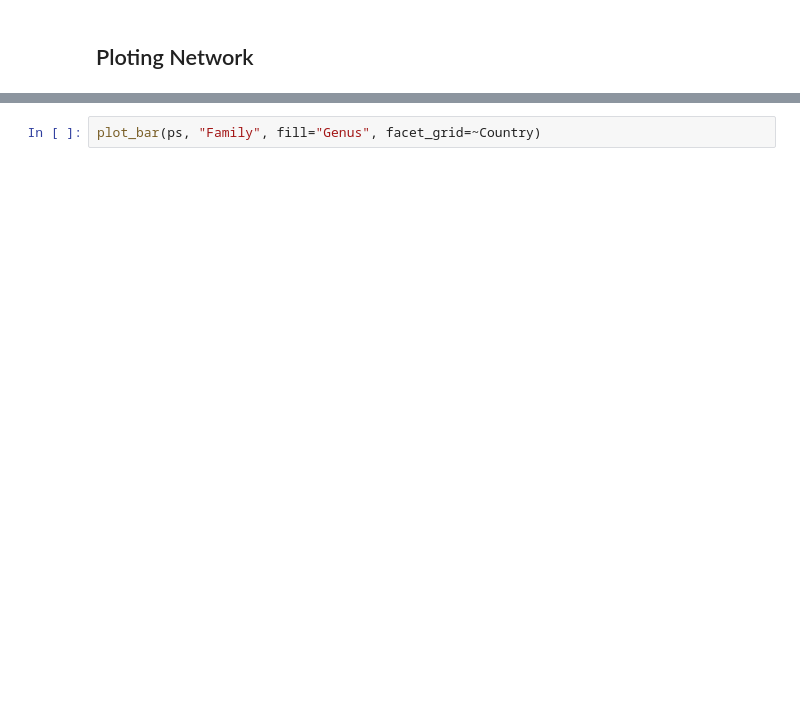
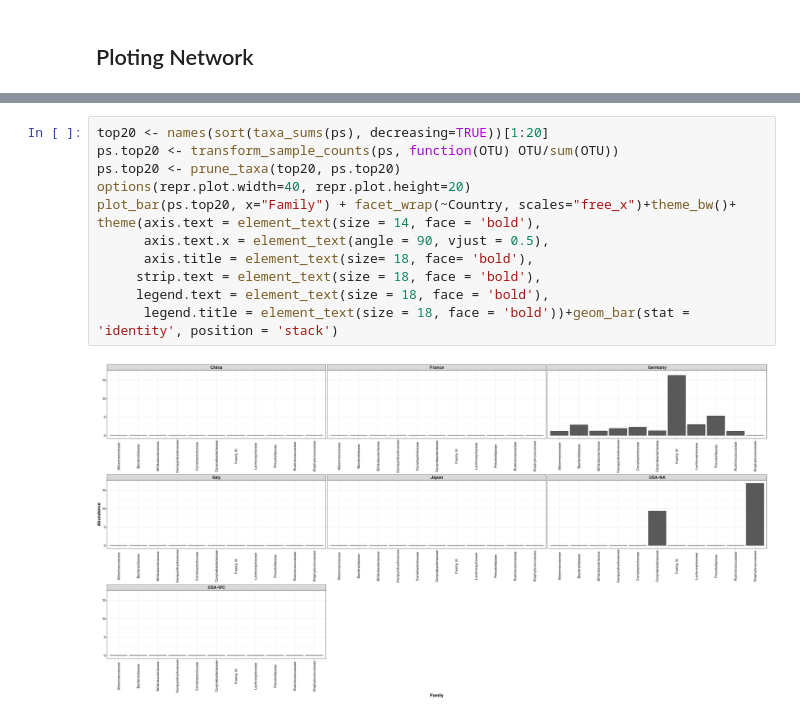
Before and after one commit to omicscodeathon/microbiome_covid19, a Jupyter notebook: notebook/Phyloseq Analysis.ipynb, the cells around one changed output, grey strips where cells are left out. Drawn from its saved outputs; the diff is of its cells as text; blank space fills up the shorter version.

```diff
--- a/notebook/Phyloseq Analysis.ipynb
+++ b/notebook/Phyloseq Analysis.ipynb
@@ -221,2 +241,14 @@ theme(axis.text = element_text(size = 14, face = 'bold'),
 # %%
-plot_bar(ps, "Family", fill="Genus", facet_grid=~Country)
+top20 <- names(sort(taxa_sums(ps), decreasing=TRUE))[1:20]
+ps.top20 <- transform_sample_counts(ps, function(OTU) OTU/sum(OTU))
+ps.top20 <- prune_taxa(top20, ps.top20)
+options(repr.plot.width=40, repr.plot.height=20)
+plot_bar(ps.top20, x="Family") + facet_wrap(~Country, scales="free_x")+theme_bw()+
+theme(axis.text = element_text(size = 14, face = 'bold'),
+      axis.text.x = element_text(angle = 90, vjust = 0.5),
+      axis.title = element_text(size= 18, face= 'bold'),
+     strip.text = element_text(size = 18, face = 'bold'),
+     legend.text = element_text(size = 18, face = 'bold'),
+      legend.title = element_text(size = 18, face = 'bold'))+geom_bar(stat = 'identity', position = 'stack')
+# %% [output]
+[figure, added]
```
Also changed, not shown: parts of 13 cells of this notebook.
